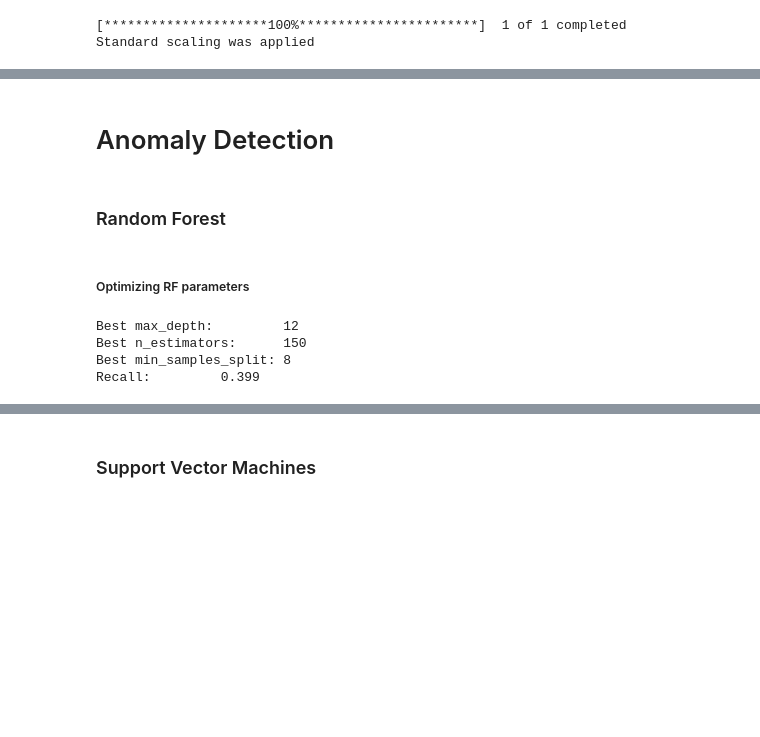
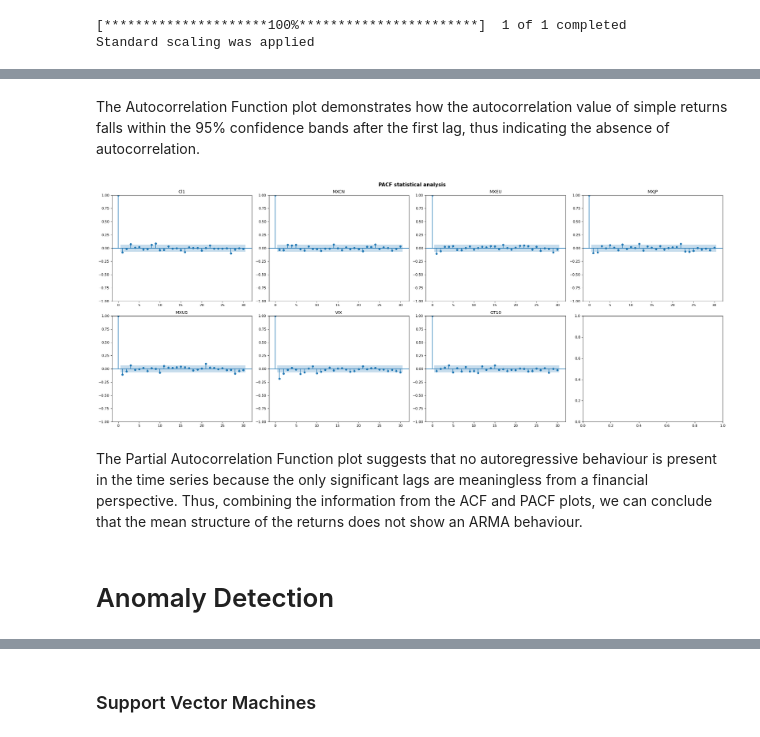
Before and after one commit to venturellimatteo/fintech-projects, a Jupyter notebook: 3 - Anomaly Detection/AnomalyDetection.ipynb, the cells around one changed output, grey strips where cells are left out. Saved outputs shown, nothing was run; the diff lists cells and outputs as text; code cells hidden in the pictures; blank space fills up the shorter version.

Commit message:
Code and presentation update

```diff
--- a/3 - Anomaly Detection/AnomalyDetection.ipynb
+++ b/3 - Anomaly Detection/AnomalyDetection.ipynb
@@ -173,45 +353,39 @@ y_val = val_df_norm['Y']
+# %% [markdown]
+The Autocorrelation Function plot demonstrates how the autocorrelation value of simple returns falls within the 95% confidence bands after the first lag, thus indicating the absence of autocorrelation.
+# %%
+# PACF statistical analysis for each feature that is not an index
+
+row = 0
+column = 0
+cont=0
+max_rows = 2
+max_columns = 4
+fig, axes = plt.subplots(max_rows, max_columns, figsize=(25, 10), dpi=80)
+fig.suptitle('PACF statistical analysis', fontsize=14, fontweight='bold')
+
+
+for i in range(len(train_df.columns)):
+    cont=cont+1
+    x = train_df[names[i]]
+    ax = axes[row][column]
+
+    tsaplots.plot_pacf(x, lags=30, title=names[i], ax=ax)
+
+    column = column + 1
+    if column % max_columns == 0:
+        column = 0
+        row = row + 1
+
+    if row >= max_rows or column >= max_columns:
+        break
+    if cont >6:
+      break
+
+plt.tight_layout()
+plt.show()
+# %% [output]
+[figure, added]
+# %% [markdown]
+The Partial Autocorrelation Function plot suggests that no autoregressive behaviour is present in the time series because the only significant lags are meaningless from a financial perspective. Thus, combining the information from the ACF and PACF plots, we can conclude that the mean structure of the returns does not show an ARMA behaviour.
 # %% [markdown]
 # Anomaly Detection
-# %% [markdown]
-### Random Forest
-# %% [markdown]
-##### Optimizing RF parameters
-# %%
-# specifying parameter values to try out
-max_depth_list = [6, 8, 10, 12]
-n_estimators_list = [100, 150, 200]
-min_samples_split_list = [6, 8, 10]
-
-# initializing the 'best recall' value
-recall = 0
-
-# looping through each of the parameters to optimize and running random forest algorithm for each combination of the parameters.
-# if the recall metric obtained through cross-validation is higher than the current best recall, then the parameters values are stored
-for max_depth in max_depth_list:
-  for n_estimators in n_estimators_list:
-    for min_samples_split in min_samples_split_list:
-
-      rand_forest = RandomForestClassifier(n_estimators = n_estimators,
-                                           min_samples_split = min_samples_split,
-                                           criterion = 'entropy',
-                                           random_state = seed,
-                                           max_depth = max_depth)
-      rand_forest.fit(x_train, y_train)
-      y_pred = cross_val_predict(rand_forest, x_train, y_train, cv = 10)
-
-      if(recall_score(y_train, y_pred) > recall):
-        best_max_depth = max_depth
-        best_n_estimators = n_estimators
-        best_min_samples_split = min_samples_split
-        recall = recall_score(y_train, y_pred)
-
-
-print(f'Best max_depth:\t\t{best_max_depth}')
-print(f'Best n_estimators:\t{best_n_estimators}')
-print(f'Best min_samples_split:\t{best_min_samples_split}')
-print(f'Recall:\t\t{recall:.3f}')
-# %% [output]
-Best max_depth:         12
-Best n_estimators:      150
-Best min_samples_split: 8
-Recall:         0.399
```
Also changed, not shown: parts of 137 cells of this notebook, 6 other files.
